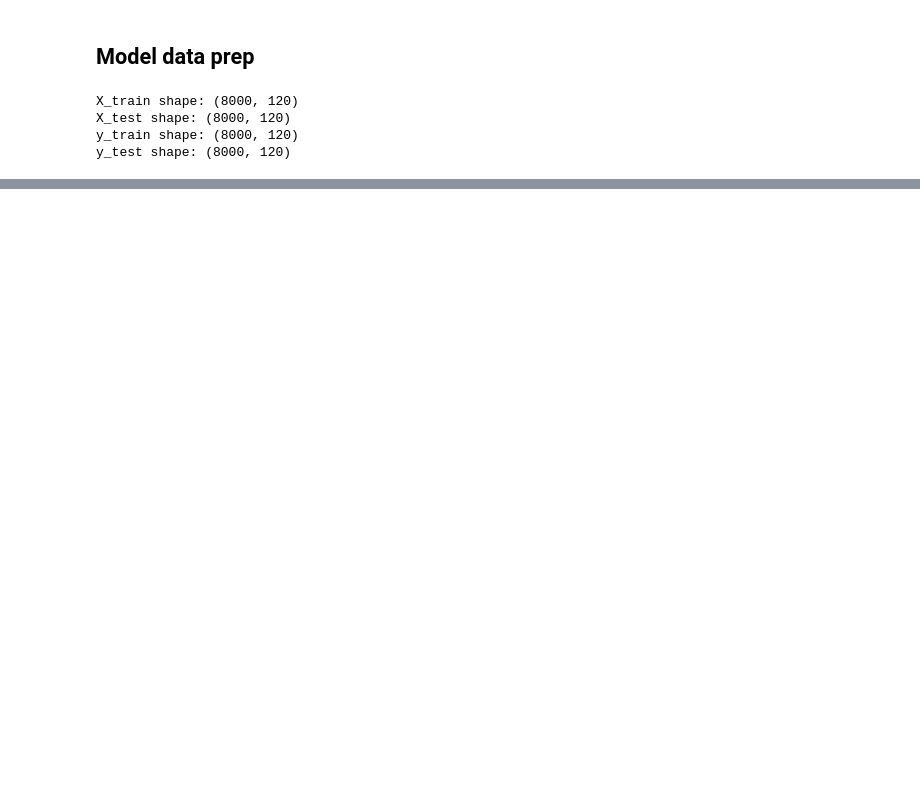
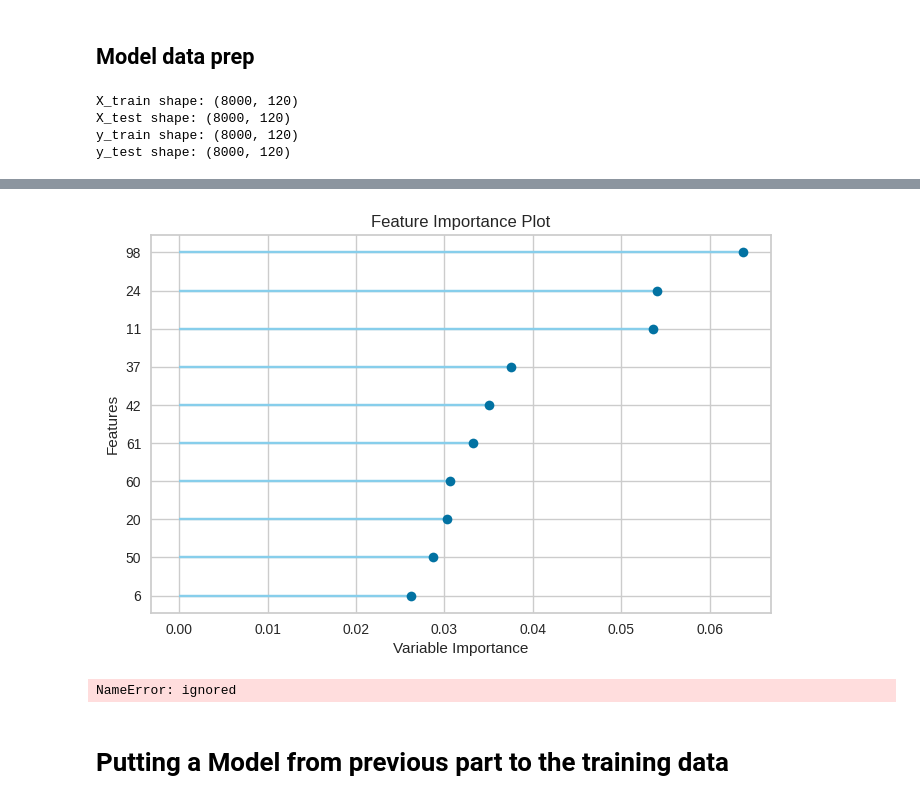
Before and after one commit to nattzza/AutoML-Data-Challenge, a Jupyter notebook: KaggleDataChallenge_Nat.ipynb, the cells around one changed output, grey strips where cells are left out. Drawn from its saved outputs; the diff is of its cells as text; code cells hidden in the pictures; blank space fills up the shorter version.

```diff
--- a/KaggleDataChallenge_Nat.ipynb
+++ b/KaggleDataChallenge_Nat.ipynb
@@ -195,0 +344,4 @@ models = {"LogisticRegression": lr,
+# %%
+rf = create_model("rf")
+#lightgbm = create_model("lightgbm")
+#gbc = create_model("gbc")
@@ -195,0 +362,2 @@ models = {"LogisticRegression": lr,
+# %%
+tuned_rf = tune_model(rf, n_iter=50, optimize = 'f1')
@@ -195,0 +378,8 @@ models = {"LogisticRegression": lr,
+# %%
+plot_model(tuned_rf, plot = 'feature') # check importance of features
+# %% [output]
+[figure, added]
+# %%
+interpret_model(tuned_rf, plot='msa')
+# %% [output]
+NameError: ignored
@@ -195,0 +392,2 @@ models = {"LogisticRegression": lr,
+# %% [markdown]
+# Putting a Model from previous part to the training data
```
Also changed, not shown: parts of 27 cells of this notebook.
